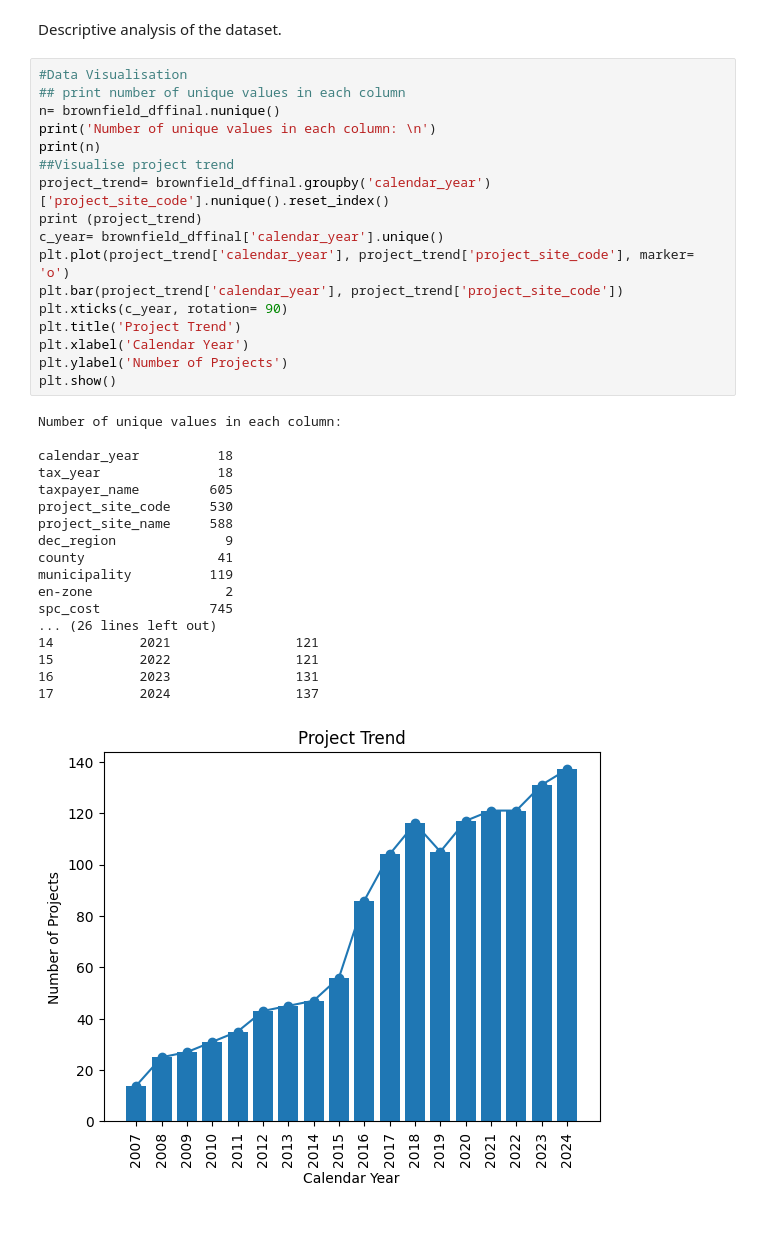
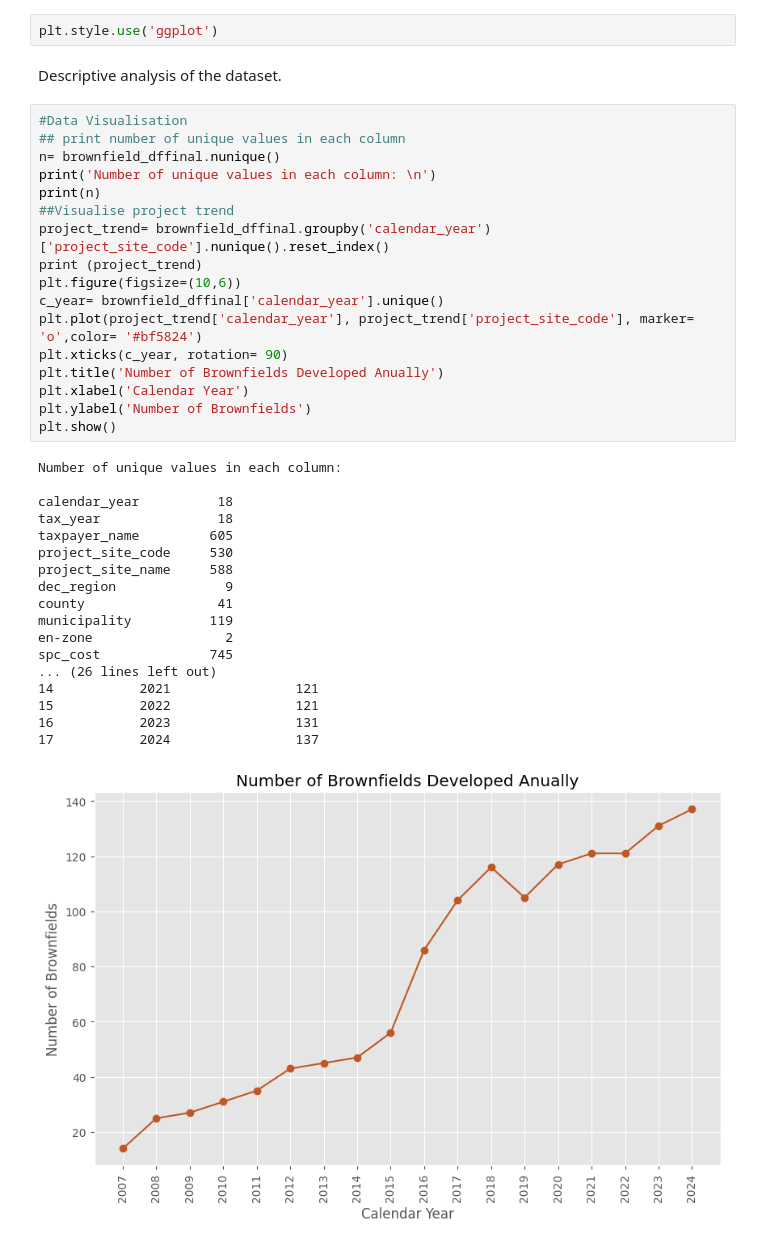
Before and after one commit to Medynal/thing, a Jupyter notebook: PRAC_I.ipynb, the cells around one changed output. Saved outputs shown, nothing was run; the diff lists cells and outputs as text.

```diff
--- a/PRAC_I.ipynb
+++ b/PRAC_I.ipynb
@@ -192,41 +194,43 @@ memory usage: 228.4+ KB
 # %%
 ##Save cleaned data
 brownfield_dffinal.to_csv('NYC_brownfields_cleaned.csv', index=False)
+# %%
+plt.style.use('ggplot')
 # %% [markdown]
 Descriptive analysis of the dataset.
 # %%
 #Data Visualisation
 ## print number of unique values in each column
 n= brownfield_dffinal.nunique()
 print('Number of unique values in each column: \n')
 print(n)
 ##Visualise project trend
 project_trend= brownfield_dffinal.groupby('calendar_year')['project_site_code'].nunique().reset_index()
 print (project_trend)
+plt.figure(figsize=(10,6))
 c_year= brownfield_dffinal['calendar_year'].unique()
-plt.plot(project_trend['calendar_year'], project_trend['project_site_code'], marker= 'o')
-plt.bar(project_trend['calendar_year'], project_trend['project_site_code'])
+plt.plot(project_trend['calendar_year'], project_trend['project_site_code'], marker= 'o',color= '#bf5824')
 plt.xticks(c_year, rotation= 90)
-plt.title('Project Trend')
+plt.title('Number of Brownfields Developed Anually')
 plt.xlabel('Calendar Year')
-plt.ylabel('Number of Projects')
+plt.ylabel('Number of Brownfields')
 plt.show()
 # %% [output]
 Number of unique values in each column:
 
 calendar_year          18
 tax_year               18
 taxpayer_name         605
 project_site_code     530
 project_site_name     588
 dec_region              9
 county                 41
 municipality          119
 en-zone                 2
 spc_cost              745
 ... (26 lines left out)
 14           2021                121
 15           2022                121
 16           2023                131
 17           2024                137
-[figure, old version]
+[figure, new version]
```
Also changed, not shown: parts of 4 cells of this notebook.
